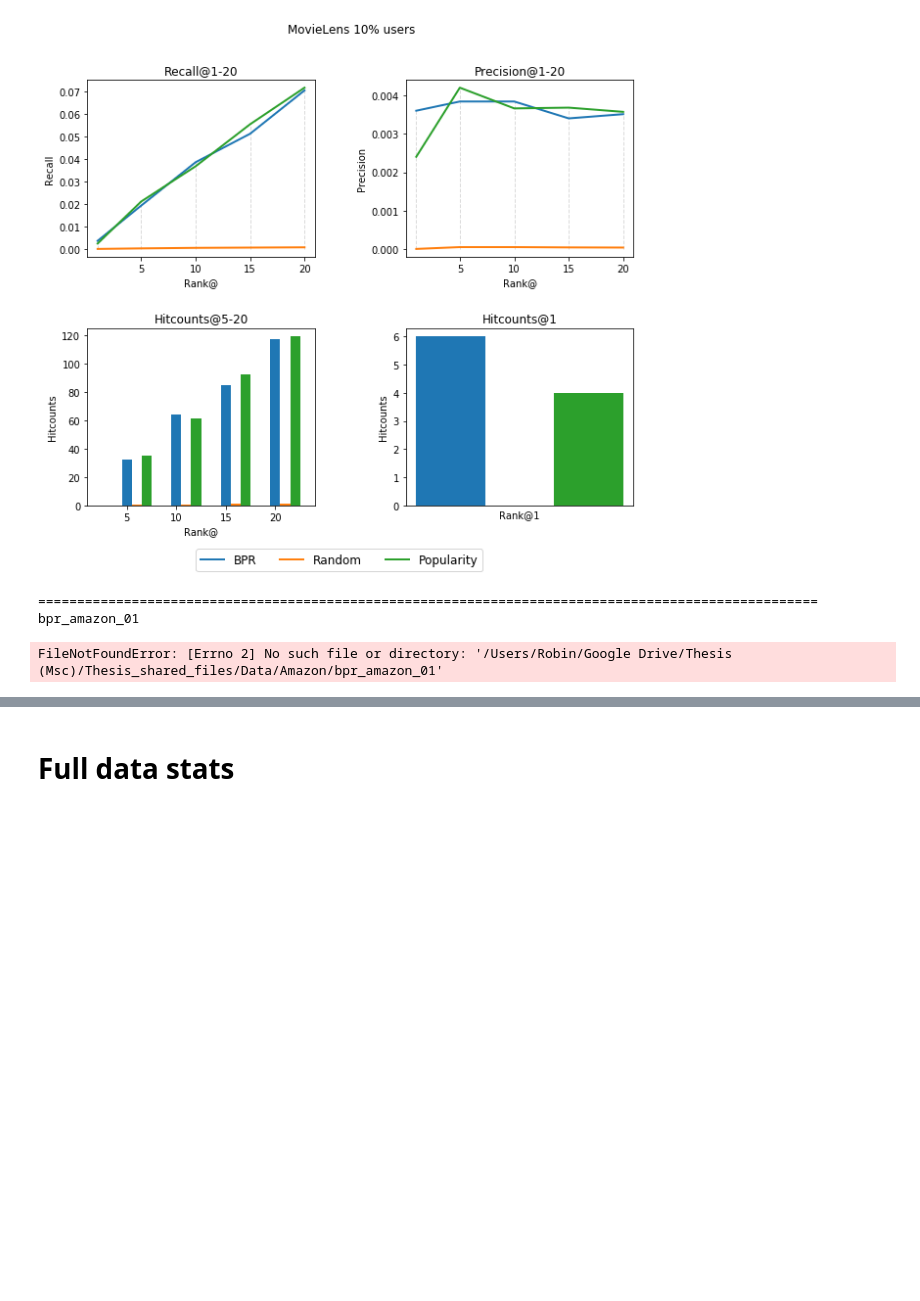
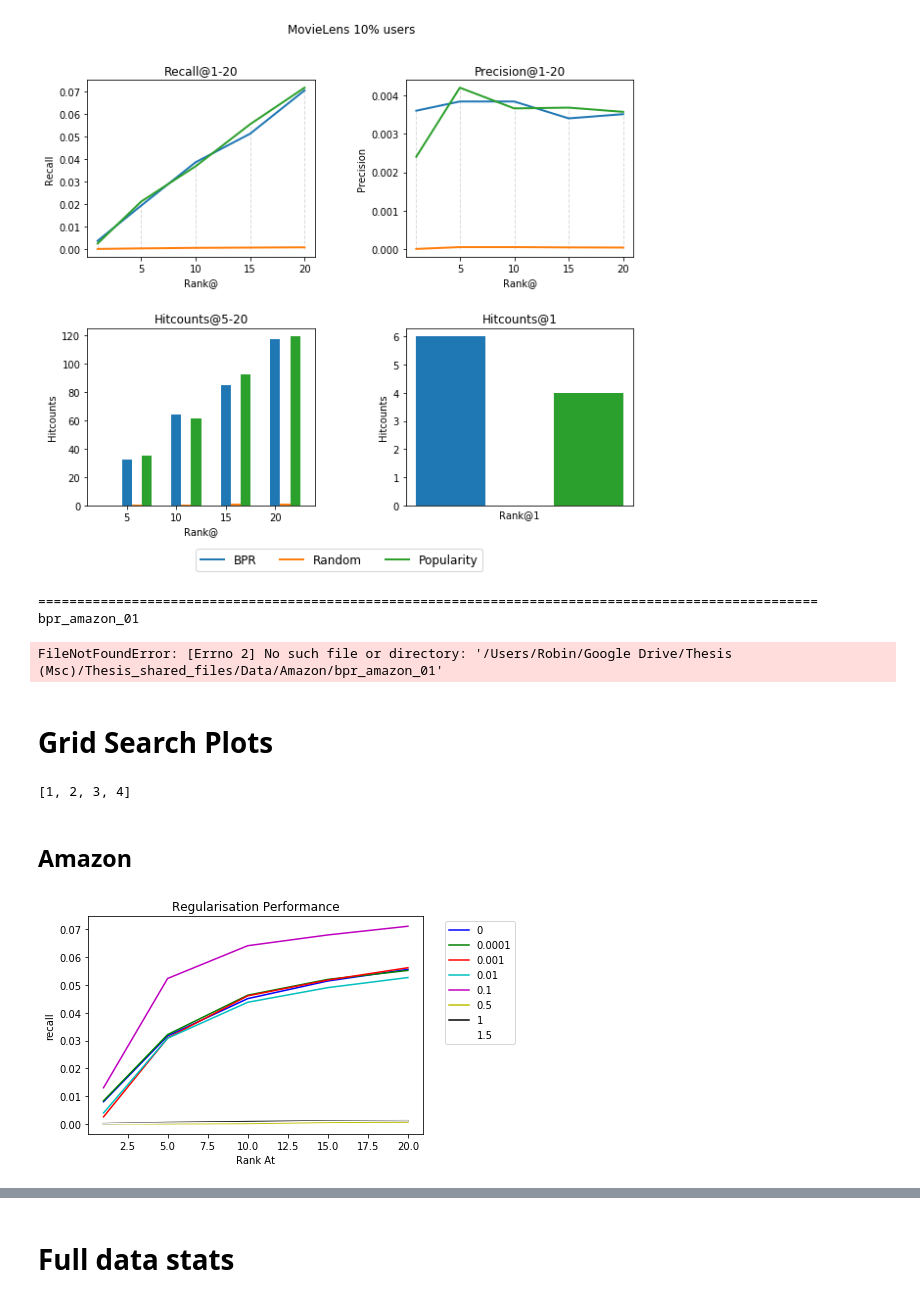
Before and after one commit to ROpdam/recommender_comparison, a Jupyter notebook: visualize_results.ipynb, the cells around one changed output, grey strips where cells are left out. Saved outputs shown, nothing was run; the diff lists cells and outputs as text; code cells hidden in the pictures; blank space fills up the shorter version.

```diff
--- a/visualize_results.ipynb
+++ b/visualize_results.ipynb
@@ -302,3 +302,49 @@ for data_path, file_name, plot_title in zip(data_paths, file_names, plot_titles)
 ====================================================================================================
 bpr_amazon_01
 FileNotFoundError: [Errno 2] No such file or directory: '/Users/Robin/Google Drive/Thesis (Msc)/Thesis_shared_files/Data/Amazon/bpr_amazon_01'
+# %% [markdown]
+# Grid Search Plots
+# %%
+all_metrics = dict()
+all_metrics[0.1] = [1,2,3,4]
+# %%
+all_metrics[0.1]
+# %% [output]
+[1, 2, 3, 4]
+# %%
+def plot_grid_search(n_iterations, regs, nolfs, sample_percs, ext, metric='recall'):
+    for n_iters in n_iterations:
+        for reg in regs:
+            for nolf in nolfs:
+                for sample_perc in sample_percs:
+                    # Result name
+                    final_name = ext + '_' + str(n_iters) + '_' + str(nolf) + '_' + str(reg) + '_' + str(sample_perc)
+
+                    # Read
+                    all_metrics[reg] = pd.read_pickle(path + 'Results/BPR/Grid_Search/metrics_' + final_name)
+
+    import matplotlib.colors as c
+    diff_colors = list(c.BASE_COLORS.keys())
+    for reg, col in zip(regs, diff_colors):
+        plt.plot(all_metrics[0]['rank_at'], all_metrics[reg][metric], c=col)
+
+    plt.title('Regularisation Performance')
+    plt.xlabel('Rank At')
+    plt.ylabel(metric)
+    plt.legend(regs, bbox_to_anchor=(1.05, 1))
+    plt.show()
+# %% [markdown]
+## Amazon
+# %%
+file_name = 'Amazon_01_users'
+file_path = path + 'Data/Amazon/'
+ext = 'Am'
+
+n_iterations = [40]
+regs = [0, 0.0001, 0.001, 0.01, 0.1, 0.5, 1, 1.5]
+nolfs = [20]
+sample_percs = [0.4]
+
+plot_grid_search(n_iterations, regs, nolfs, sample_percs, ext, 'recall')
+# %% [output]
+[figure, added]
```
Also changed, not shown: parts of 4 cells of this notebook, 4 other files.
